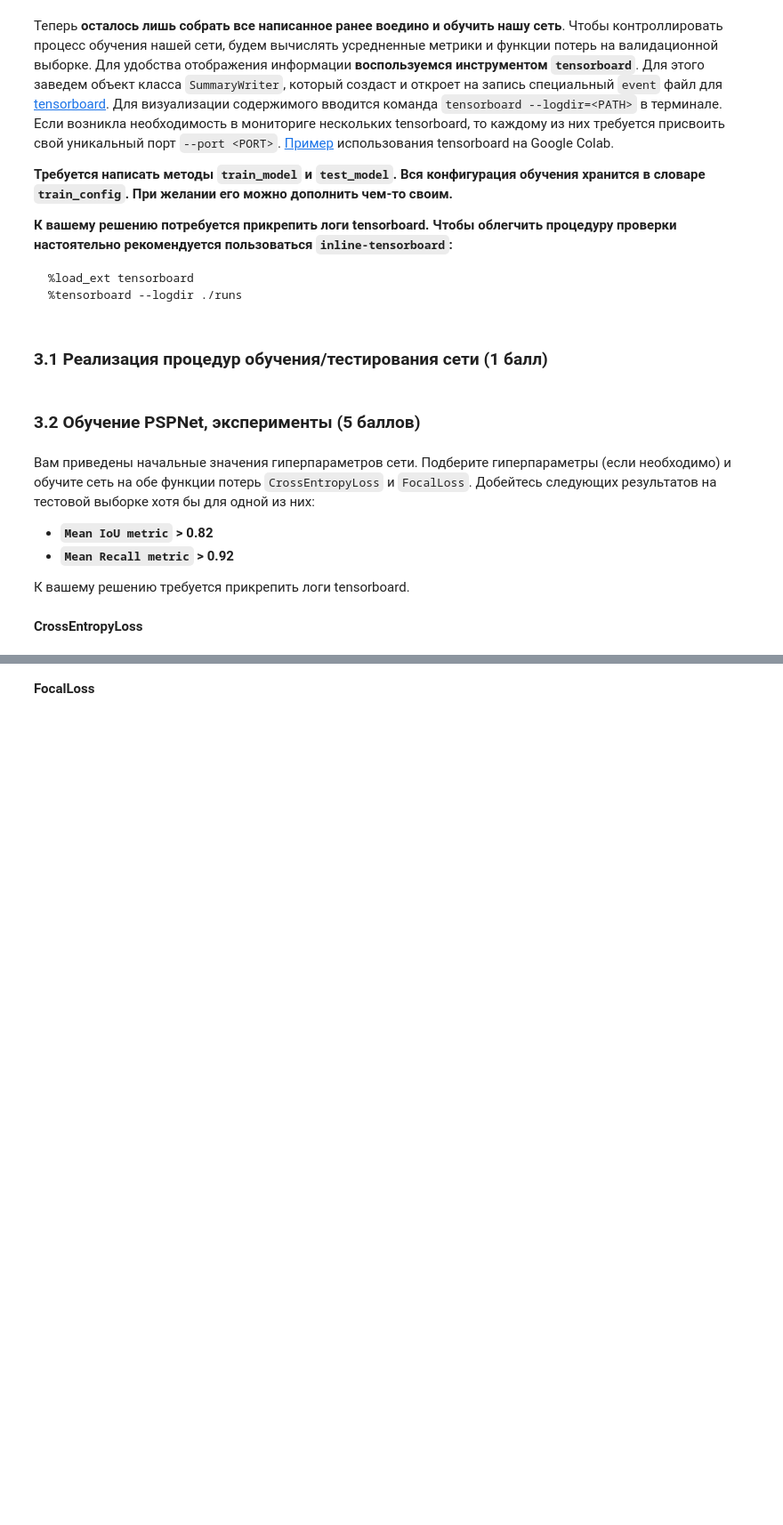
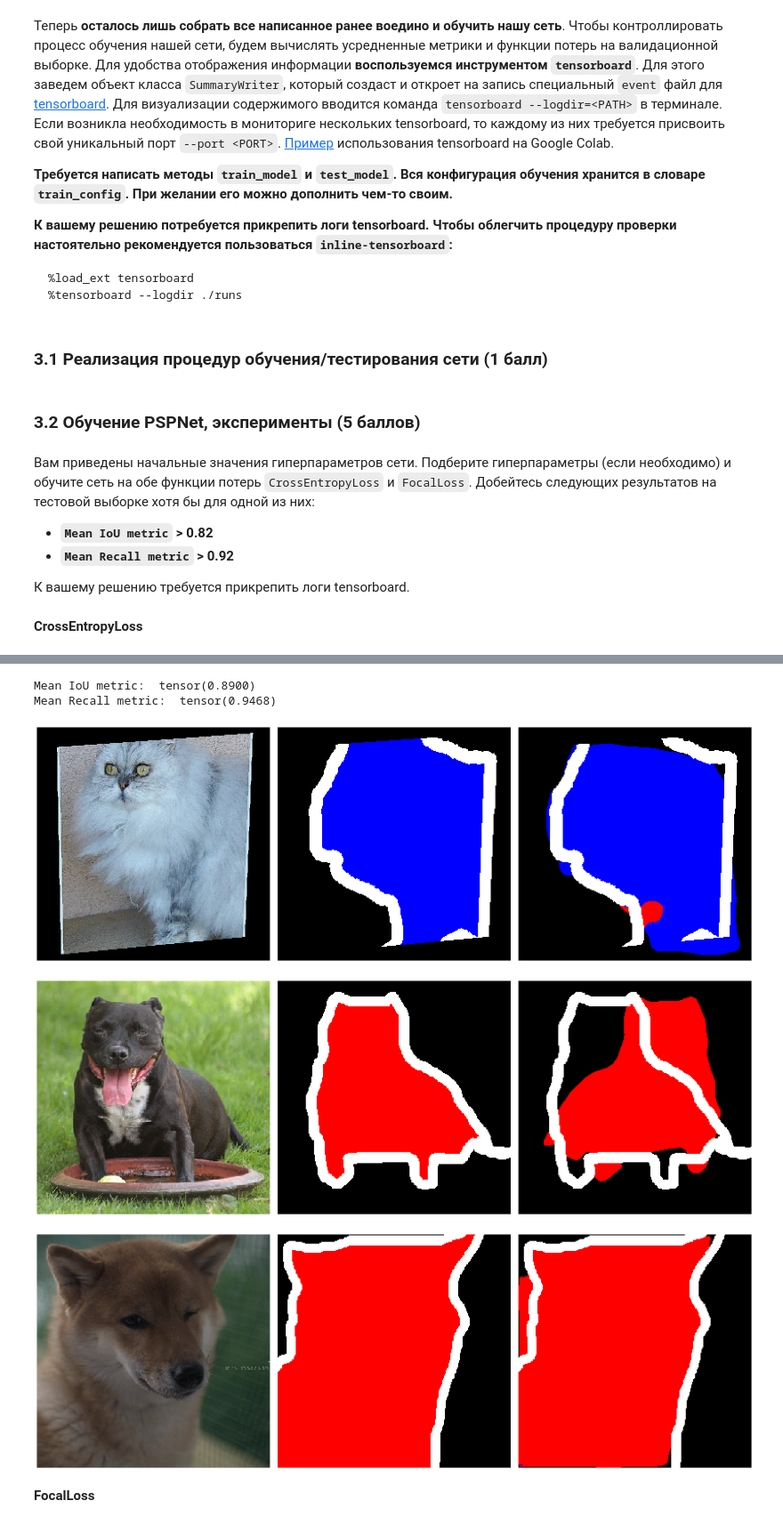
Before and after one commit to PFedya8/deep-learning, a Jupyter notebook: notebooks/cmc/Homework_2_segmentation.ipynb, the cells around one changed output, grey strips where cells are left out. Shown at 89% size. Saved outputs shown, nothing was run; the diff lists cells and outputs as text; code cells hidden in the pictures; blank space fills up the shorter version.

Commit message:
Add new homework notebooks and update kernel display name in existing notebook

```diff
--- a/notebooks/cmc/Homework_2_segmentation.ipynb
+++ b/notebooks/cmc/Homework_2_segmentation.ipynb
@@ -352,11 +385,13 @@ dataloader_config = {
     "num_workers": 0
 }
 # используйте: `config_test`, `prepare_dataset`, `SegmentationDataset`, новый `dataloader_config`
-test_dataloader = <Your Code>
+test_data = prepare_dataset(config_test, storage_memmap)
+test_dataset = SegmentationDataset(test_data, t_dict, train_flag=True)
+test_dataloader = DataLoader(test_dataset, **dataloader_config)
 
 # добавьте новые переменные с выбранным форматом
-train_dataloader = train_dataloader_<Chosen Format>
-val_dataloader = val_dataloader_<Chosen Format>
+train_dataloader = train_dataloader_memmap
+val_dataloader = val_dataloader_memmap
 # %% [markdown]
 ## Часть 2: Реализация функций потерь, метрик и декодировщика PSPNet
 # %% [markdown]
@@ -595,7 +653,10 @@ class SegmentationHead(nn.Module):
         super().__init__()
         # Рекомендуем попробовать: BatchNorm2d + ReLU + Dropout2d + Conv2d (1 x 1)
         self.segmentation_head = nn.Sequential(
-            <Your Code>
+            nn.BatchNorm2d(in_channels),
+            nn.ReLU(inplace=True),
+            nn.Dropout2d(p=dropout),
+            nn.Conv2d(in_channels, num_classes, kernel_size=1)
         )
 
     def forward(self, x: torch.tensor, x_supp: torch.tensor) -> torch.tensor:
@@ -853,11 +1011,15 @@ class PSPNet(nn.Module):
         for epoch in range(self.train_config["num_epochs"]):
             for iter_num, (input, target) in enumerate(train_dataloader):
                 self.optimizer.zero_grad()
-                <Your Code>
+                scores, _ = self.forward(input)
+                loss = self.train_config["loss_fn"](scores, target, reduce="mean")
+                loss.backward()
+                self.optimizer.step()
 
                 if (iter_num % self.train_config["validate_each_iter"] == 0):
                     print(f"Epoch: {epoch+1}/{self.train_config['num_epochs']} || Iter: {iter_num}/{len(train_dataloader)} || Loss: {loss.item()}")
                     self.validate_model(val_dataloader, epoch * len(train_dataloader) + iter_num)
+            self.scheduler.step()
 
             torch.save(self.state_dict(), self.train_config["save_model_path"] + f"_{epoch+1}.pth")
 
@@ -869,7 +1031,23 @@ class PSPNet(nn.Module):
         """
         # Выставляет декодировщик в режим валидации (влияет на поведение BatchNorm2d и Dropout)
         self.decoder.eval()
-        <Your Code>
+        self.head.eval()
+
+        dl_prediction = []
+        dl_target = []
+
+        # Отключаем вычисление градиентов для экономии памяти
+        with torch.no_grad():
+            for input, target in test_dataloader:
+                _, prediction = self.forward(input)
+
+                # Сохраняем предсказания и истинные метки
+                dl_prediction.append(prediction.cpu())
+                dl_target.append(target.cpu())
+
+        # Конкатенируем списки тензоров в один тензор
+        dl_prediction = torch.cat(dl_prediction, dim=0)
+        dl_target = torch.cat(dl_target, dim=0)
 
         return dl_prediction, dl_target
 # %% [markdown]
@@ -911,20 +1119,27 @@ net.train_model(train_dataloader, val_dataloader)
 # %%
 # Протестируйте модель:
-net.load_state_dict(torch.load("model_celoss_1.pth")) # Не забудьте поменять версию `_1`-> `_n` если запускаете несколько раз!
+net.load_state_dict(torch.load("model_celoss_2.pth")) # Не забудьте поменять версию `_1`-> `_n` если запускаете несколько раз!
 net.eval();
 dl_prediction, dl_target = net.test_model(test_dataloader)
 print("Mean IoU metric: ", metric_class.IoUMetric(dl_prediction, dl_target))
 print("Mean Recall metric: ", metric_class.RecallMetric(dl_prediction, dl_target))
+# %% [output]
+Mean IoU metric:  tensor(0.8900)
+Mean Recall metric:  tensor(0.9468)
 # %%
 # Примеры работы вами сети:
 img_idx = np.random.randint(0, 100)
 for idx, (input, target) in enumerate(test_dataloader):
     if (idx < img_idx):
         continue
-    draw((input.squeeze(), target.squeeze()), t_dict, dl_prediction[idx])
+    draw((input[0].squeeze(), target[0].squeeze()), t_dict, dl_prediction[idx * 16])
     plt.pause(0.1)
     if (idx == img_idx+2):
         break
+# %% [output]
+[figure, added]
+[figure, added]
+[figure, added]
 # %% [markdown]
 **FocalLoss**
 # %%
```
Also changed, not shown: parts of 36 cells of this notebook, 4 other files.
